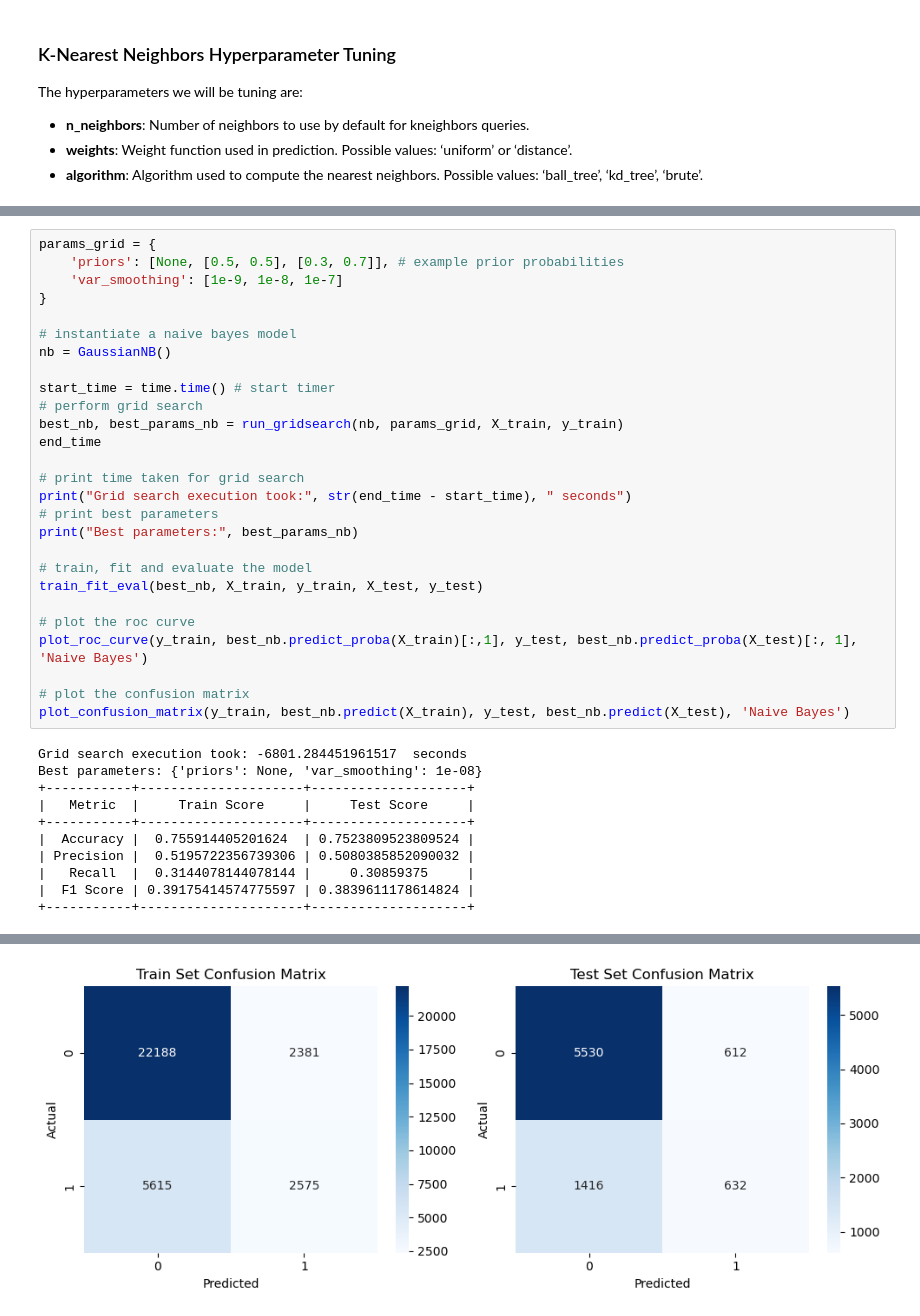
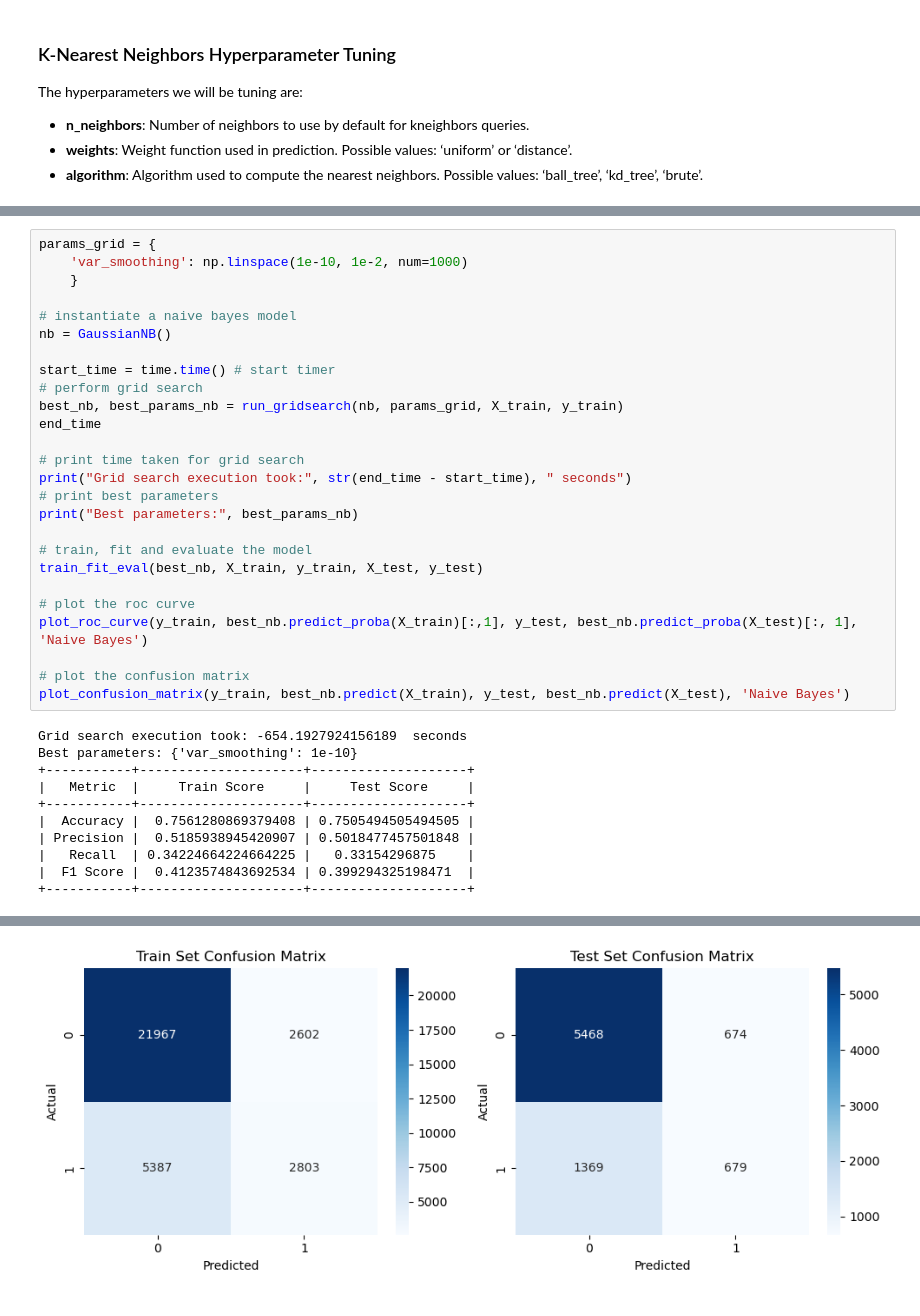
Before and after one commit to sjmfirestone/comp-4448-final-project, a Jupyter notebook: video-popularity.ipynb, the cells around one changed output, grey strips where cells are left out. Saved outputs shown, nothing was run; the diff lists cells and outputs as text.

```diff
--- a/video-popularity.ipynb
+++ b/video-popularity.ipynb
@@ -1465,40 +1457,39 @@ The hyperparameters we will be tuning are:
 # %%
 params_grid = {
-    'priors': [None, [0.5, 0.5], [0.3, 0.7]], # example prior probabilities
-    'var_smoothing': [1e-9, 1e-8, 1e-7]
-}
+    'var_smoothing': np.linspace(1e-10, 1e-2, num=1000)
+    }
 
 # instantiate a naive bayes model
 nb = GaussianNB()
 
 start_time = time.time() # start timer
 # perform grid search
 best_nb, best_params_nb = run_gridsearch(nb, params_grid, X_train, y_train)
 end_time
 
 # print time taken for grid search
 print("Grid search execution took:", str(end_time - start_time), " seconds")
 # print best parameters
 print("Best parameters:", best_params_nb)
 
 # train, fit and evaluate the model
 train_fit_eval(best_nb, X_train, y_train, X_test, y_test)
 
 # plot the roc curve
 plot_roc_curve(y_train, best_nb.predict_proba(X_train)[:,1], y_test, best_nb.predict_proba(X_test)[:, 1], 'Naive Bayes')
 
 # plot the confusion matrix
 plot_confusion_matrix(y_train, best_nb.predict(X_train), y_test, best_nb.predict(X_test), 'Naive Bayes')
 # %% [output]
-Grid search execution took: -6801.284451961517  seconds
-Best parameters: {'priors': None, 'var_smoothing': 1e-08}
+Grid search execution took: -654.1927924156189  seconds
+Best parameters: {'var_smoothing': 1e-10}
 +-----------+---------------------+--------------------+
 |   Metric  |     Train Score     |     Test Score     |
 +-----------+---------------------+--------------------+
-|  Accuracy |  0.755914405201624  | 0.7523809523809524 |
-| Precision |  0.5195722356739306 | 0.5080385852090032 |
-|   Recall  |  0.3144078144078144 |     0.30859375     |
-|  F1 Score | 0.39175414574775597 | 0.3839611178614824 |
+|  Accuracy |  0.7561280869379408 | 0.7505494505494505 |
+| Precision |  0.5185938945420907 | 0.5018477457501848 |
+|   Recall  | 0.34224664224664225 |   0.33154296875    |
+|  F1 Score |  0.4123574843692534 | 0.399294325198471  |
 +-----------+---------------------+--------------------+
 [figure]
-[figure, old version]
+[figure, new version]
```
Also changed, not shown: parts of 15 cells of this notebook.
